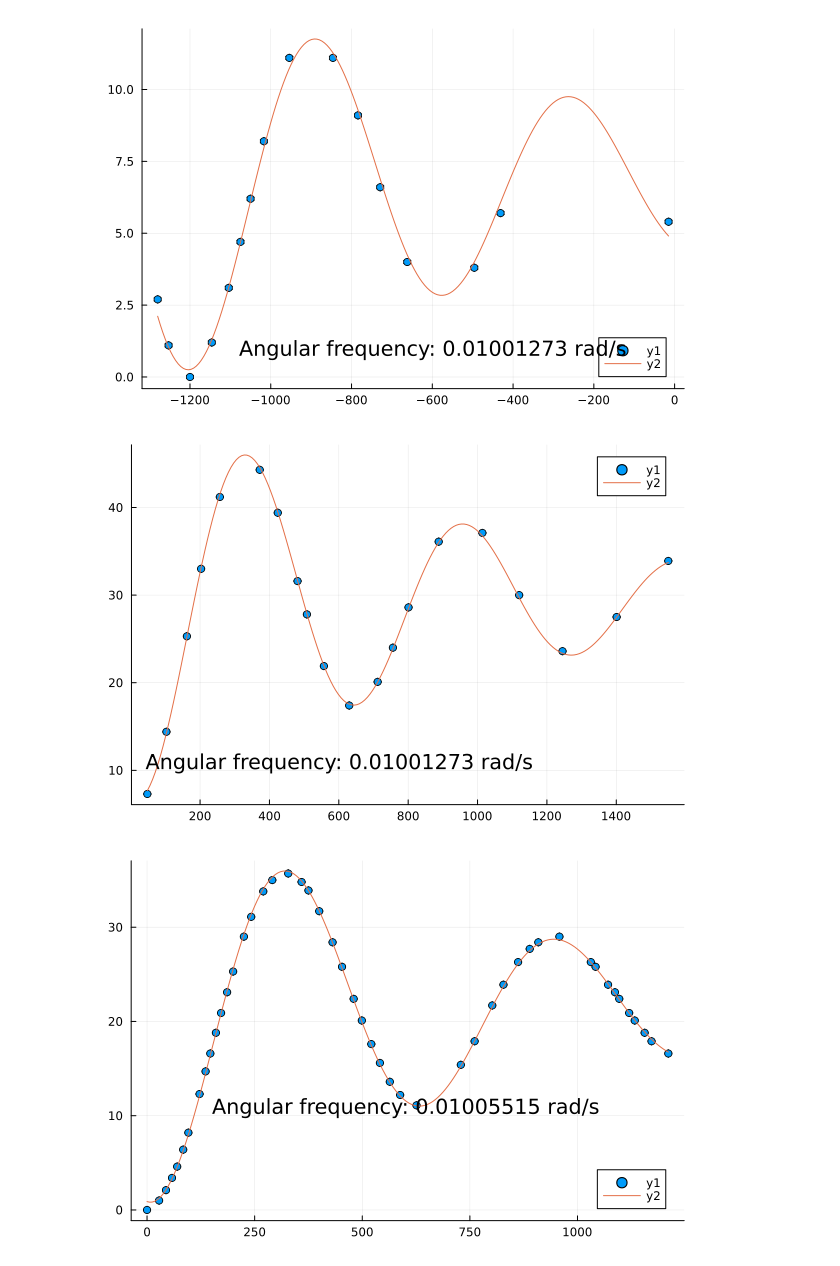
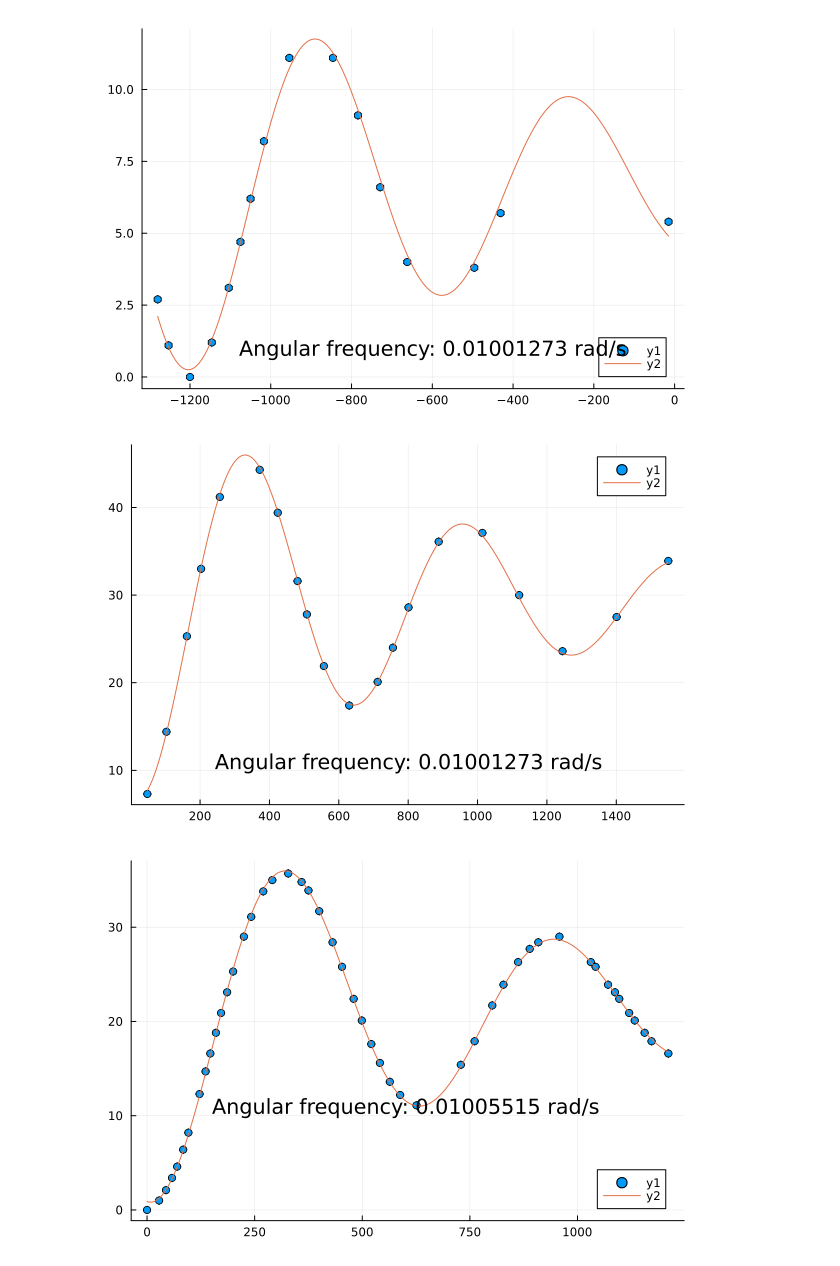
Before and after one commit to UserDJ1/iLab, a Jupyter notebook: Cavendish.ipynb, the cells around one changed output. Cells and saved outputs as stored; diff of their text form; code cells hidden in the pictures.

```diff
--- a/Cavendish.ipynb
+++ b/Cavendish.ipynb
@@ -161,13 +161,13 @@ plt = annotate!(-600, 1.0, "Angular frequency: $(round(coef(fit_eq)[4], digits=8
 # %%
 plt = plot(scatter(t, x))
 plt = plot!(
     LinRange(minimum([m.val for m in t]), maximum([m.val for m in t]), 200),
     bestfit.(LinRange(minimum([m.val for m in t]), maximum([m.val for m in t]), 200))
 )
 
-plt = annotate!(600, 11.0, "Angular frequency: $(round(coef(fit_eq)[4], digits=8)) rad/s")
+plt = annotate!(800, 11.0, "Angular frequency: $(round(coef(fit_eq)[4], digits=8)) rad/s")
 # %% [output]
-[figure, old version]
+[figure, new version]
 # %%
 #Idea for how to analyze this: Fit the motion of the system before changing the position of the masses, then
 #pass the point at the moment of the mass switch as the first value in the second fit.
```
